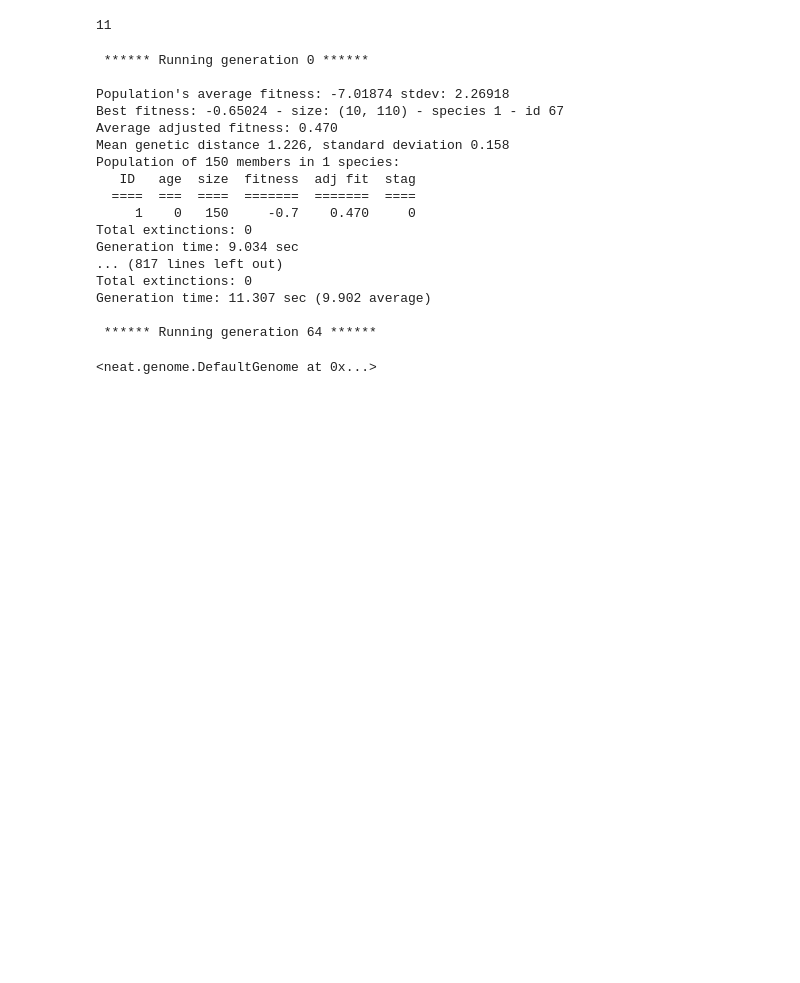
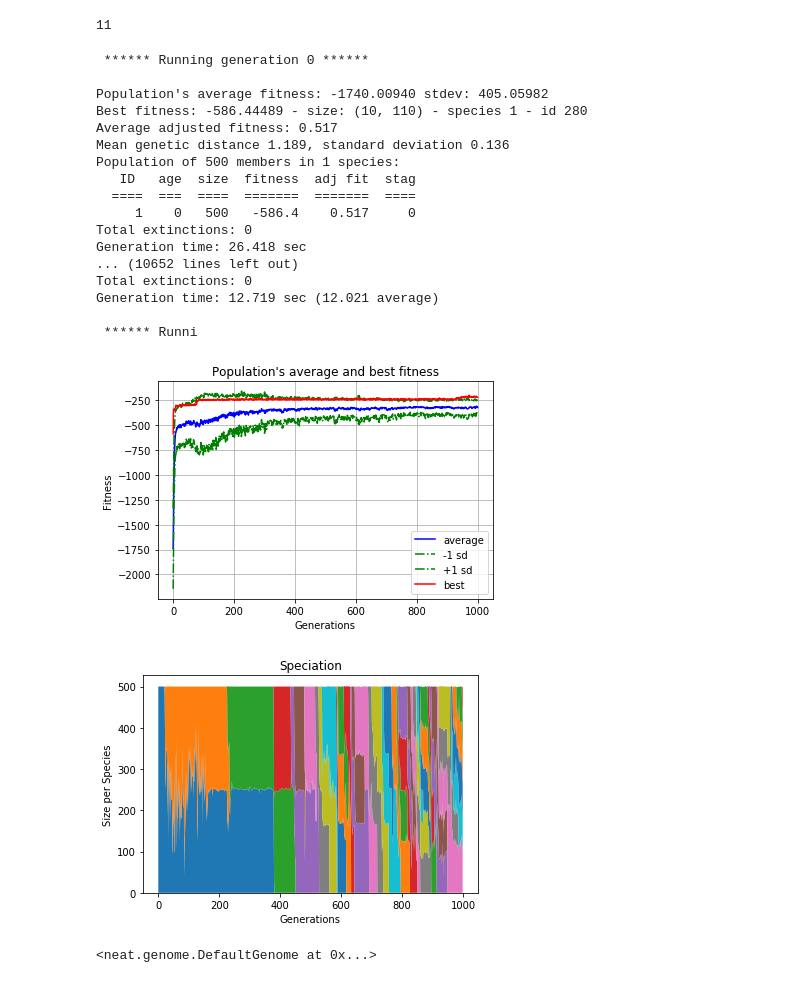
Before and after one commit to Gigahawk/mech306, a Jupyter notebook: Tutorial 5/NEAT/NEAT.ipynb, the cells around one changed output. Cells and saved outputs as stored; diff of their text form; code cells hidden in the pictures; blank space fills up the shorter version.

```diff
--- a/Tutorial 5/NEAT/NEAT.ipynb
+++ b/Tutorial 5/NEAT/NEAT.ipynb
@@ -78,17 +78,21 @@ def eval_genome(genome, config):
 
     confidence_err = 0
 
+    err = 0
+
     for xi, xo in zip(test_predictors, test_outputs):
         outputs = net.activate(xi)
+        err -= np.sum(np.square(np.subtract(xo, outputs)))
+
 #         prediction = output.index(max(output))
-        answer = xo.tolist().index(max(xo))
-        for idx, output in enumerate(outputs):
-            if idx == answer:
-                N_perfect += output
-            elif np.abs(idx - answer) == 1:
-                N_near += output
-            else:
-                N_bad += output
+#         answer = xo.tolist().index(max(xo))
+#         for idx, output in enumerate(outputs):
+#             if idx == answer:
+#                 N_perfect += output
+#             elif np.abs(idx - answer) == 1:
+#                 N_near += output
+#             else:
+#                 N_bad += output
 
             #total_output = np.sum(output)
             #output_err = np.abs(total_output - 1)
@@ -103,9 +107,9 @@ def eval_genome(genome, config):
 
 
 #     score = (2*N_perfect + N_near - 2*N_bad)/N_total
-    score = (2*N_perfect - N_near - 2*N_bad)/(N_total)# - confidence_err/N_total
+    #score = (2*N_perfect - N_near - 2*N_bad)/(N_total)# - confidence_err/N_total
 
-    return score
+    return err
 # %%
 def run(config_file):
     # Load configuration.
@@ -162,26 +170,28 @@ def run(config_file):
 # current working directory.
 local_dir = os.getcwd()
 config_path = os.path.join(local_dir, 'config-feedforward')
-# %%
-run(config_path)
-# %% [output]
- ****** Running generation 0 ******
-
-Population's average fitness: -7.01874 stdev: 2.26918
-Best fitness: -0.65024 - size: (10, 110) - species 1 - id 67
-Average adjusted fitness: 0.470
-Mean genetic distance 1.226, standard deviation 0.158
-Population of 150 members in 1 species:
-   ID   age  size  fitness  adj fit  stag
-  ====  ===  ====  =======  =======  ====
-     1    0   150     -0.7    0.470     0
-Total extinctions: 0
-Generation time: 9.034 sec
-... (817 lines left out)
-Total extinctions: 0
-Generation time: 11.307 sec (9.902 average)
-
- ****** Running generation 64 ******
+# %%
+population = run(config_path)
+# %% [output]
+ ****** Running generation 0 ******
+
+Population's average fitness: -1740.00940 stdev: 405.05982
+Best fitness: -586.44489 - size: (10, 110) - species 1 - id 280
+Average adjusted fitness: 0.517
+Mean genetic distance 1.189, standard deviation 0.136
+Population of 500 members in 1 species:
+   ID   age  size  fitness  adj fit  stag
+  ====  ===  ====  =======  =======  ====
+     1    0   500   -586.4    0.517     0
+Total extinctions: 0
+Generation time: 26.418 sec
+... (10652 lines left out)
+Total extinctions: 0
+Generation time: 12.719 sec (12.021 average)
+
+ ****** Runni
+[figure, added]
+[figure, added]
 # %%
 winner = pickle.load(open("winner.pickle", "rb"))
 winner
```
Also changed, not shown: parts of 6 cells of this notebook, 1 other file.
